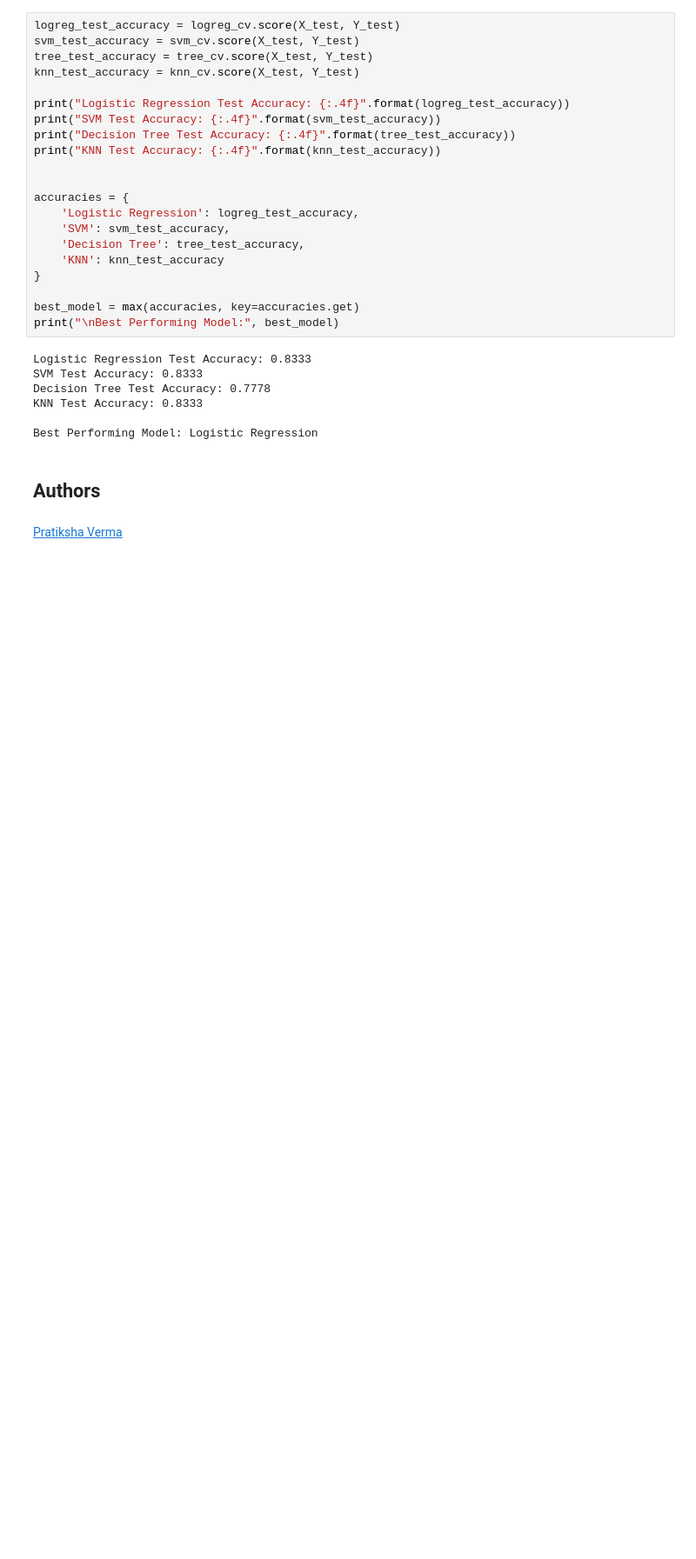
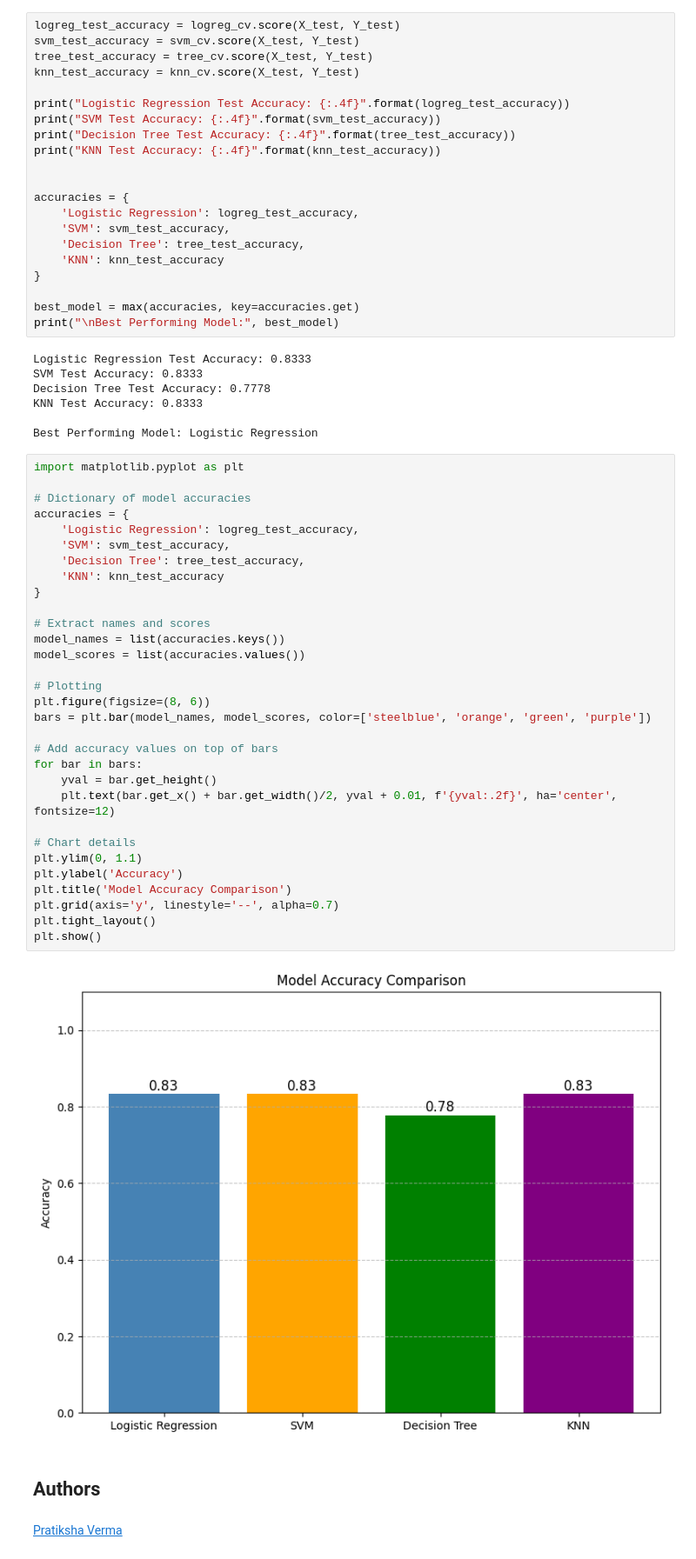
Before and after one commit to mohammed16/Data_Science_Course, a Jupyter notebook: SpaceX_Machine Learning Prediction_Part_5.ipynb, the cells around one changed output. Shown: that part at 87% size. Saved outputs shown, nothing was run; the diff lists cells and outputs as text; blank space fills up the shorter version.

```diff
--- a/SpaceX_Machine Learning Prediction_Part_5.ipynb
+++ b/SpaceX_Machine Learning Prediction_Part_5.ipynb
@@ -425,6 +425,39 @@ Decision Tree Test Accuracy: 0.7778
 KNN Test Accuracy: 0.8333
 
 Best Performing Model: Logistic Regression
+# %%
+import matplotlib.pyplot as plt
+
+# Dictionary of model accuracies
+accuracies = {
+    'Logistic Regression': logreg_test_accuracy,
+    'SVM': svm_test_accuracy,
+    'Decision Tree': tree_test_accuracy,
+    'KNN': knn_test_accuracy
+}
+
+# Extract names and scores
+model_names = list(accuracies.keys())
+model_scores = list(accuracies.values())
+
+# Plotting
+plt.figure(figsize=(8, 6))
+bars = plt.bar(model_names, model_scores, color=['steelblue', 'orange', 'green', 'purple'])
+
+# Add accuracy values on top of bars
+for bar in bars:
+    yval = bar.get_height()
+    plt.text(bar.get_x() + bar.get_width()/2, yval + 0.01, f'{yval:.2f}', ha='center', fontsize=12)
+
+# Chart details
+plt.ylim(0, 1.1)
+plt.ylabel('Accuracy')
+plt.title('Model Accuracy Comparison')
+plt.grid(axis='y', linestyle='--', alpha=0.7)
+plt.tight_layout()
+plt.show()
+# %% [output]
+[figure, added]
 # %% [markdown]
 ## Authors
 # %% [markdown]
```
